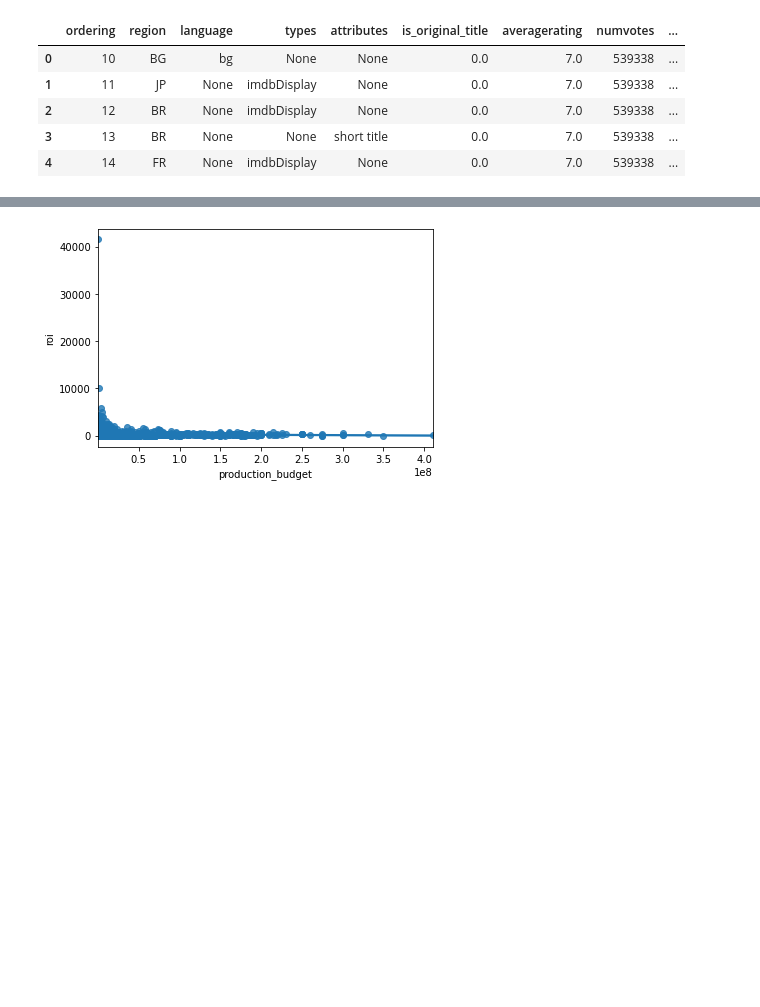
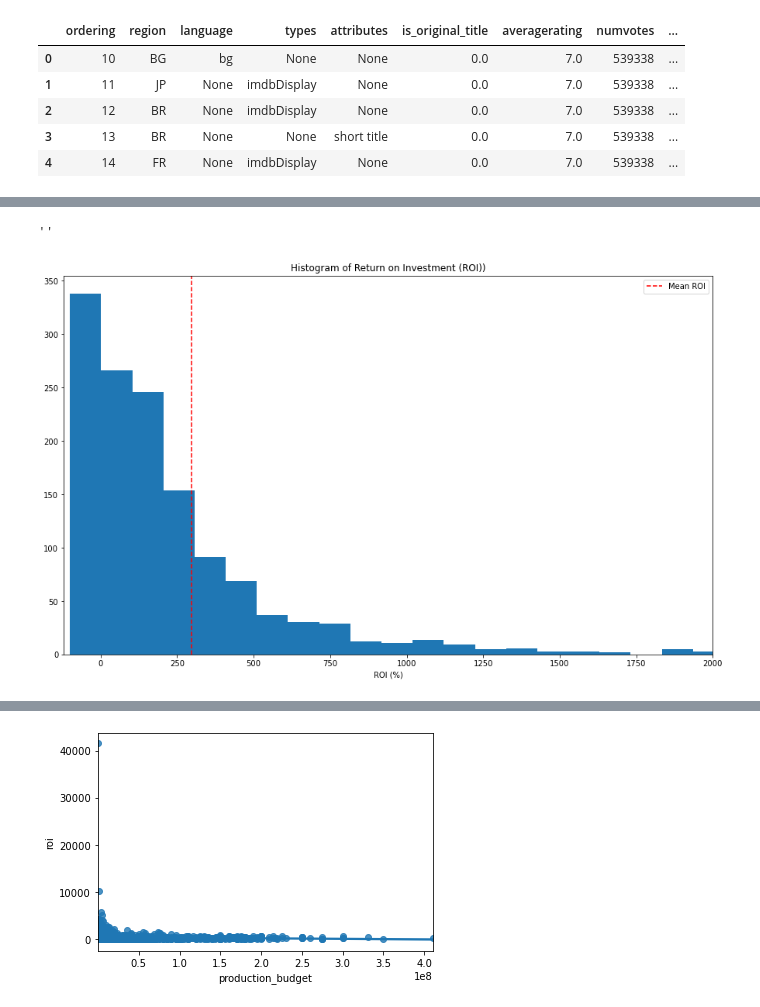
Before and after one commit to MattLeRoi/dsc-phase-2-project-v3, a Jupyter notebook: student.ipynb, the cells around one changed output, grey strips where cells are left out. Saved outputs shown, nothing was run; the diff lists cells and outputs as text; code cells hidden in the pictures; blank space fills up the shorter version.

```diff
--- a/student.ipynb
+++ b/student.ipynb
@@ -259,2 +280,15 @@ imdb_budget.sort_values('roi')
+# %%
+fig, ax = plt.subplots(figsize=(15,9))
+plt.hist(imdbudget_adj.roi, bins=100)
+
+ax.set_title('Histogram of Return on Investment (ROI))')
+ax.set_xlabel('ROI (%)')
+ax.set_xlim([-120, 2000])
+plt.axvline(x=298, color='r', linestyle='--', label = 'Mean ROI')
+plt.legend()
+;
+# %% [output]
+''
+[figure, added]
 # %%
 fig, ax = plt.subplots(figsize=(15,9))
```
Also changed, not shown: parts of 34 cells of this notebook.
